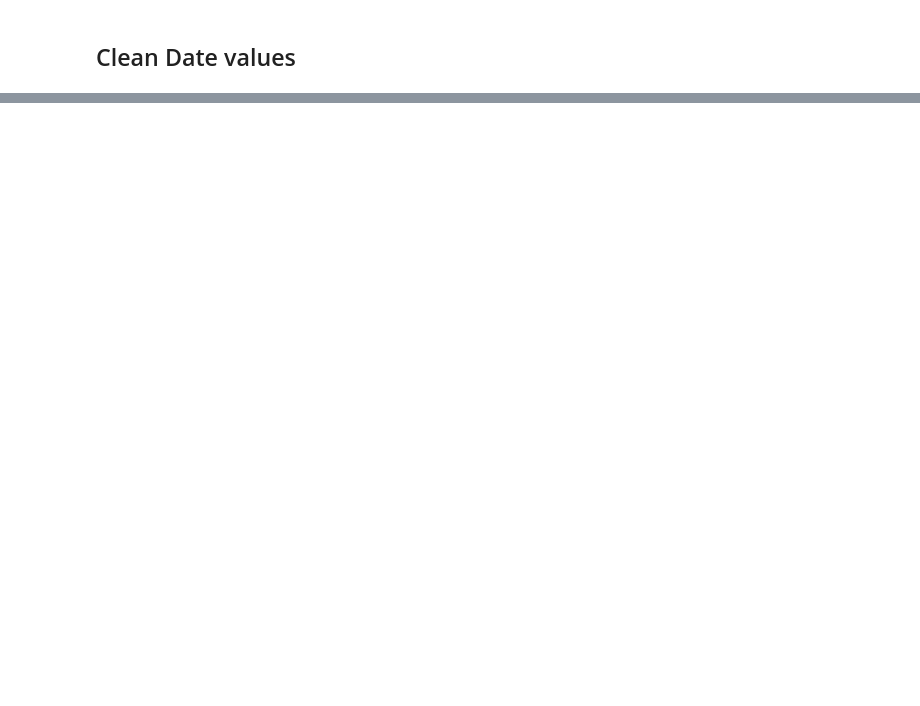
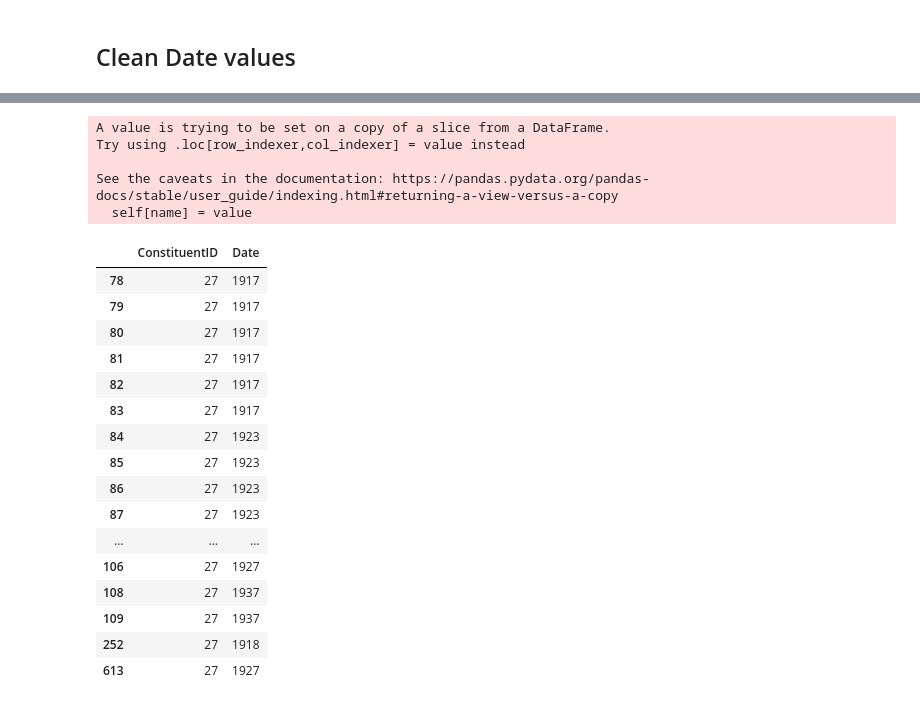
Before and after one commit to LudivineLacour/data-cleaning, a Jupyter notebook: data-cleaning-exploration.ipynb, the cells around one changed output, grey strips where cells are left out. Cells and saved outputs as stored; diff of their text form; code cells hidden in the pictures; blank space fills up the shorter version.

Commit message:
updte data exploration

```diff
--- a/data-cleaning-exploration.ipynb
+++ b/data-cleaning-exploration.ipynb
@@ -137,0 +271,5 @@ df10.max()
+# %%
+df10=df9.copy()
+
+null_date=df10.loc[df10.Date.isna()].index
+df10.drop(null_date,axis=0,inplace=True)
@@ -137,0 +281,2 @@ df10.max()
+# %%
+df10.Date=df10.Date.astype(int)
@@ -137,0 +336,34 @@ df10.max()
+# %%
+def getmean(x):
+    # x string
+    return mean_date[mean_date.index==x][0]
+
+# Testing the function
+test_tab=df9[['ConstituentID','Date']]
+test_date=test_tab[test_tab.ConstituentID=='27']
+
+test_date.Date=test_date.Date.fillna(test_date['ConstituentID'].apply(getmean))
+test_date
+# %% [output]
+A value is trying to be set on a copy of a slice from a DataFrame.
+Try using .loc[row_indexer,col_indexer] = value instead
+
+See the caveats in the documentation: https://pandas.pydata.org/pandas-docs/stable/user_guide/indexing.html#returning-a-view-versus-a-copy
+  self[name] = value
+|  | ConstituentID | Date |
+| 78 | 27 | 1917 |
+| 79 | 27 | 1917 |
+| 80 | 27 | 1917 |
+| 81 | 27 | 1917 |
+| 82 | 27 | 1917 |
+| 83 | 27 | 1917 |
+| 84 | 27 | 1923 |
+| 85 | 27 | 1923 |
+| 86 | 27 | 1923 |
+| 87 | 27 | 1923 |
+| ... | ... | ... |
+| 106 | 27 | 1927 |
+| 108 | 27 | 1937 |
+| 109 | 27 | 1937 |
+| 252 | 27 | 1918 |
+| 613 | 27 | 1927 |
```
Also changed, not shown: parts of 33 cells of this notebook.
